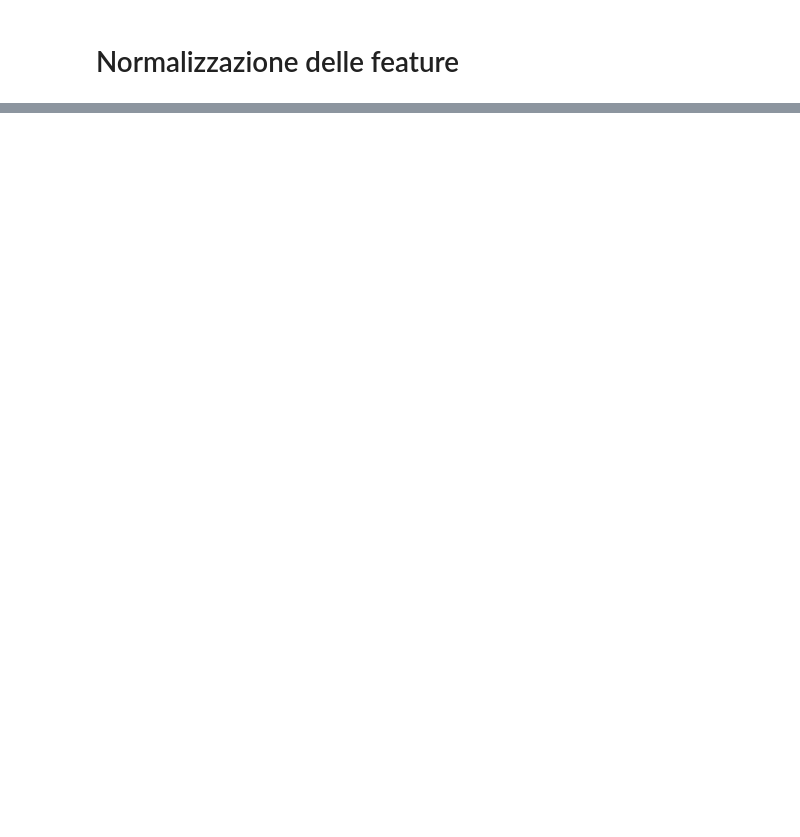
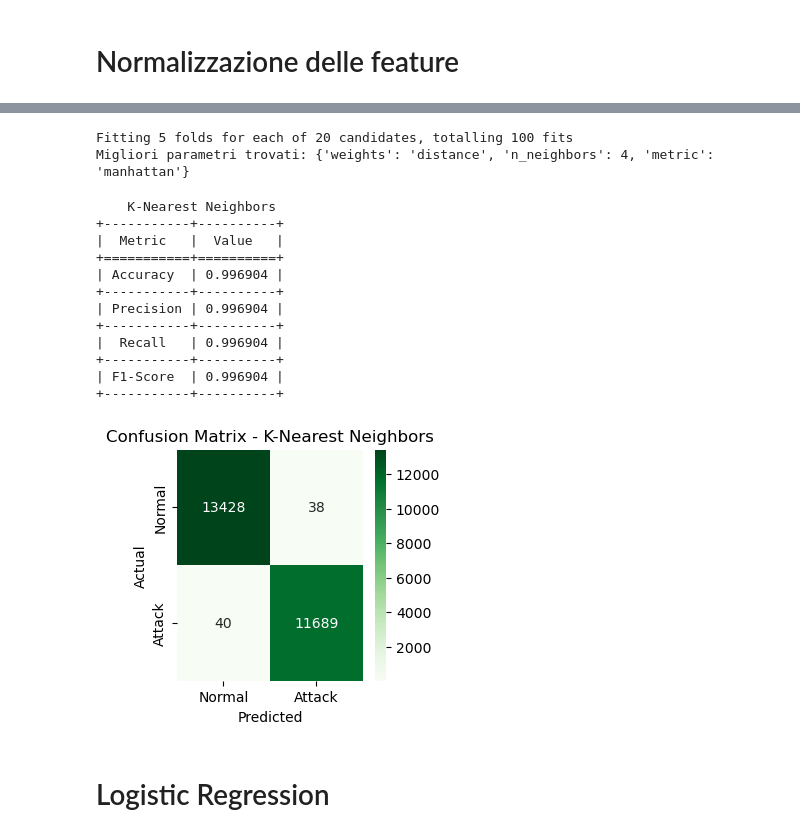
Before and after one commit to Alessio1100/ML_Intrusion_Detection, a Jupyter notebook: Intrusion_Detection_Binary.ipynb, the cells around one changed output, grey strips where cells are left out. Drawn from its saved outputs; the diff is of its cells as text; code cells hidden in the pictures; blank space fills up the shorter version.

```diff
--- a/Intrusion_Detection_Binary.ipynb
+++ b/Intrusion_Detection_Binary.ipynb
@@ -391,0 +636,75 @@ full_pipeline_models = {
+# %%
+X_train_knn, X_val_knn, X_test_knn = preprocess_pipeline("KNN")
+
+# Definizione del modello KNN
+knn = KNeighborsClassifier()
+
+# Definizione della distribuzione degli iperparametri
+param_distributions = {
+    'n_neighbors': np.arange(1, 21),  # Numero di vicini (1-20)
+    'weights': ['uniform', 'distance'],  # Peso uniforme o basato sulla distanza
+    'metric': ['euclidean', 'manhattan', 'minkowski']  # Metriche di distanza
+}
+
+# RandomizedSearchCV per trovare i migliori iperparametri
+random_search = RandomizedSearchCV(
+    estimator=knn,
+    param_distributions=param_distributions,
+    n_iter=20,  # Numero di combinazioni casuali da testare
+    scoring='accuracy',  # Metrica principale
+    cv=5,  # 5-fold cross-validation sul training set
+    verbose=1,
+    n_jobs=1,  # Se ci sono problemi con multiprocessing, prova con 1
+    random_state=42  # Per riproducibilità
+)
+
+# Applicare RandomizedSearchCV sul training set
+random_search.fit(X_train_knn, y_train)
+
+# Migliori parametri trovati
+best_params_knn = random_search.best_params_
+print(f"Migliori parametri trovati: {best_params}")
+
+# Addestrare il modello con i migliori parametri
+fitted_knn = KNeighborsClassifier(**best_params_knn).fit(X_train_knn, y_train)
+
+# Predizione sul validation set
+y_pred_knn = fitted_knn.predict(X_val_knn)
+
+metrics_knn = metrics_score(y_val, y_pred_knn)
+results_dictionary["K-Nearest Neighbors"] = metrics_knn
+# %% [output]
+Fitting 5 folds for each of 20 candidates, totalling 100 fits
+Migliori parametri trovati: {'weights': 'distance', 'n_neighbors': 4, 'metric': 'manhattan'}
+# %%
+#Migliori parametri trovati: {'weights': 'distance', 'n_neighbors': 4, 'metric': 'manhattan'}
+table_knn = [["Accuracy", metrics_knn["Accuracy"]],
+         ["Precision", metrics_knn["Precision"]],
+         ["Recall", metrics_knn["Recall"]],
+         ["F1-Score", metrics_knn["F1-Score"]]]
+
+print("    K-Nearest Neighbors")
+print(tabulate(table_knn, headers=["Metric", "Value"], tablefmt="grid", colalign=("center", "center")))
+# Matrice di confusione
+plt.figure(figsize=(3, 3))
+sns.heatmap(confusion_matrix(y_val, y_pred_knn), annot=True, fmt="d", cmap="Greens", xticklabels=["Normal", "Attack"], yticklabels=["Normal", "Attack"])
+plt.xlabel("Predicted")
+plt.ylabel("Actual")
+plt.title("Confusion Matrix - K-Nearest Neighbors")
+plt.show()
+# %% [output]
+    K-Nearest Neighbors
++-----------+----------+
+|  Metric   |  Value   |
++===========+==========+
+| Accuracy  | 0.996904 |
++-----------+----------+
+| Precision | 0.996904 |
++-----------+----------+
+|  Recall   | 0.996904 |
++-----------+----------+
+| F1-Score  | 0.996904 |
++-----------+----------+
+[figure, added]
+# %% [markdown]
+# Logistic Regression
```
Also changed, not shown: parts of 33 cells of this notebook.
